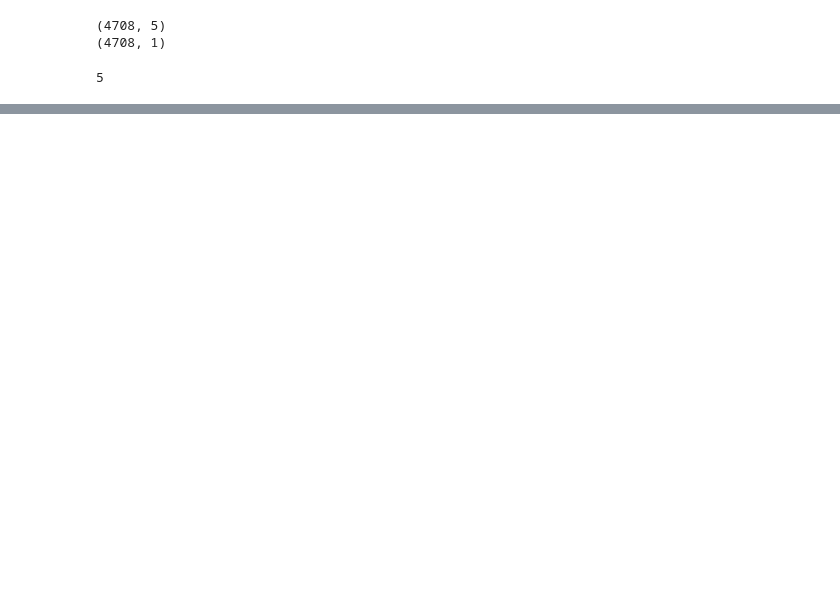
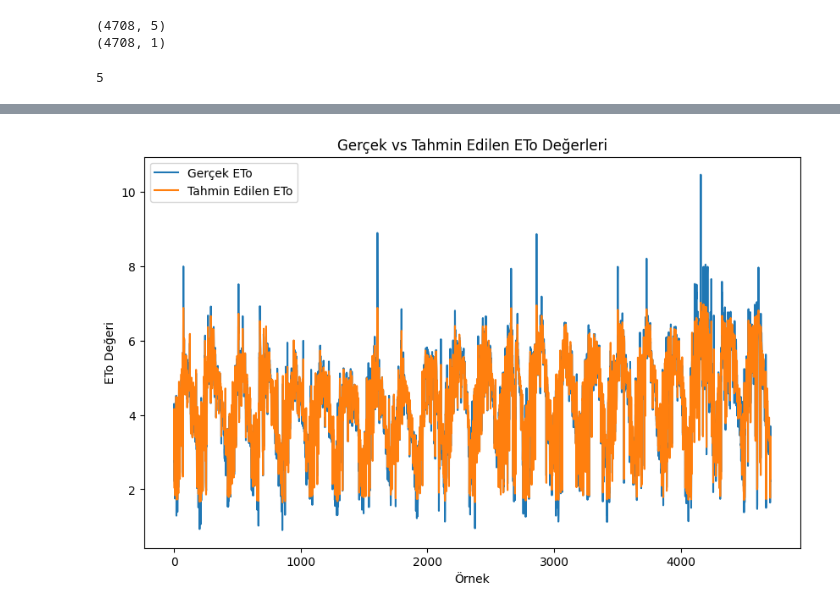
Before and after one commit to enginpaksoy/ML, a Jupyter notebook: ANN.ipynb, the cells around one changed output, grey strips where cells are left out. Saved outputs shown, nothing was run; the diff lists cells and outputs as text; code cells hidden in the pictures; blank space fills up the shorter version.

```diff
--- a/ANN.ipynb
+++ b/ANN.ipynb
@@ -136,0 +102,12 @@ Validation Root Mean Squared Error (RMSE): 1.6057486534118652
+# %%
+x_train, x_test, y_train, y_test = sklearn.model_selection.train_test_split(X, y, test_size=0.2)
+
+# En iyi modeli daha fazla eğitme
+best_model.fit(x_train, y_train, epochs=100, validation_data=(x_test, y_test))
+
+
+train_loss, train_mae, train_mse, train_rmse = best_model.evaluate(x_train, y_train, verbose=0)
+test_loss, test_mae, test_mse, test_rmse = best_model.evaluate(x_test, y_test, verbose=0)
+
+# Tahmin yapma
+predictions = best_model.predict(X)
@@ -136,0 +169,14 @@ Validation Root Mean Squared Error (RMSE): 1.6057486534118652
+# %%
+import matplotlib.pyplot as plt
+
+# Gerçek ve tahmin edilen değerleri görselleştirme
+plt.figure(figsize=(10, 6))
+plt.plot(y, label='Gerçek ETo')
+plt.plot(predictions, label='Tahmin Edilen ETo')
+plt.legend()
+plt.xlabel('Örnek')
+plt.ylabel('ETo Değeri')
+plt.title('Gerçek vs Tahmin Edilen ETo Değerleri')
+plt.show()
+# %% [output]
+[figure, added]
```
Also changed, not shown: parts of 7 cells of this notebook.
